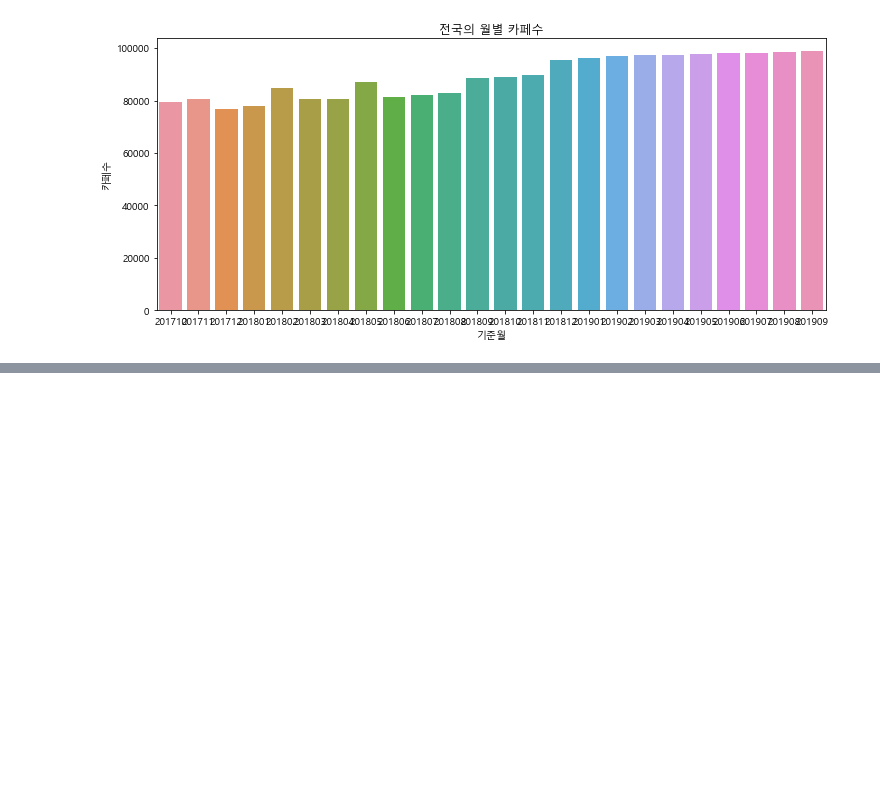
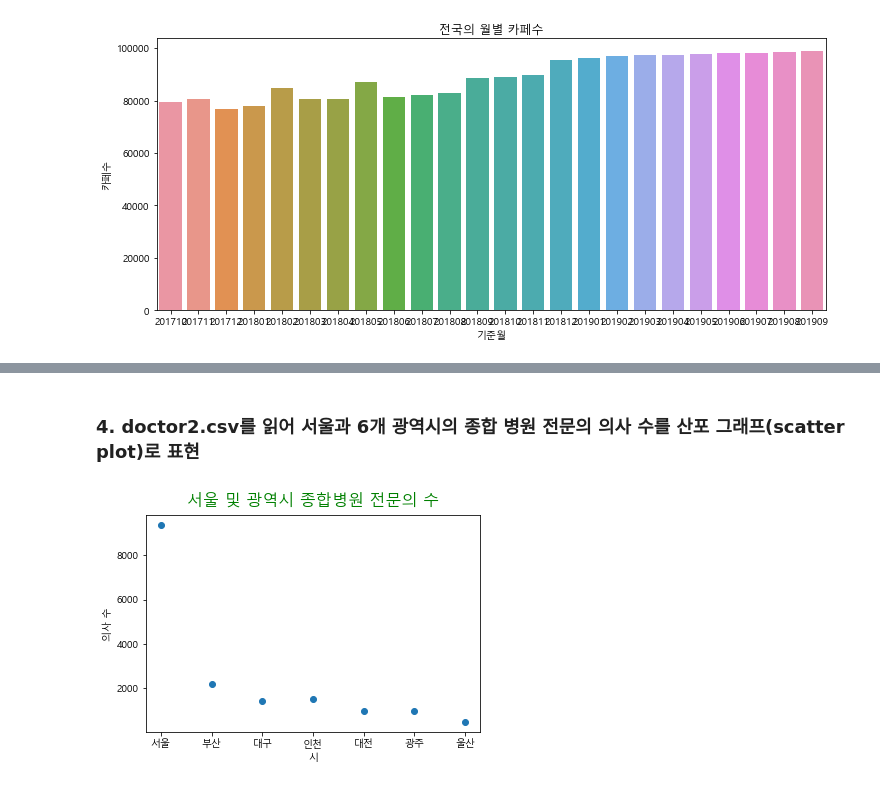
Before and after one commit to EGEG1212/Data-Analysis-2020, a Jupyter notebook: 04.Visual/05a.문제201116.ipynb, the cells around one changed output, grey strips where cells are left out. Cells and saved outputs as stored; diff of their text form; code cells hidden in the pictures; blank space fills up the shorter version.

```diff
--- a/04.Visual/05a.문제201116.ipynb
+++ b/04.Visual/05a.문제201116.ipynb
@@ -106,0 +154,3 @@ axis_range = plt.axis('scaled')
+# %%
+f = pd.read_csv('doctor2.csv')
+f
@@ -106,0 +166,3 @@ axis_range = plt.axis('scaled')
+# %%
+g = f.set_index('지역')
+g
@@ -106,0 +179,10 @@ axis_range = plt.axis('scaled')
+# %% [markdown]
+### 4. doctor2.csv를 읽어 서울과 6개 광역시의 종합 병원 전문의 의사 수를 산포 그래프(scatter plot)로 표현
+# %%
+plt.scatter(g.index,g['전문의 수'])
+plt.title('서울 및 광역시 종합병원 전문의 수', loc='center', pad=10, fontsize=16, color='g')
+plt.xlabel('시')
+plt.ylabel('의사 수')
+plt.show()
+# %% [output]
+[figure, added]
```
Also changed, not shown: parts of 19 cells of this notebook.
